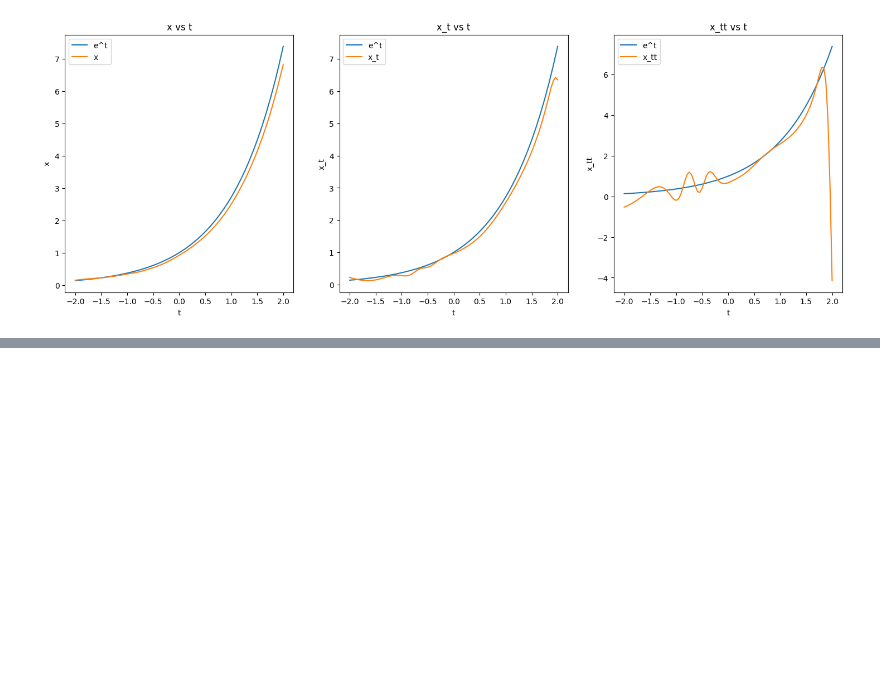
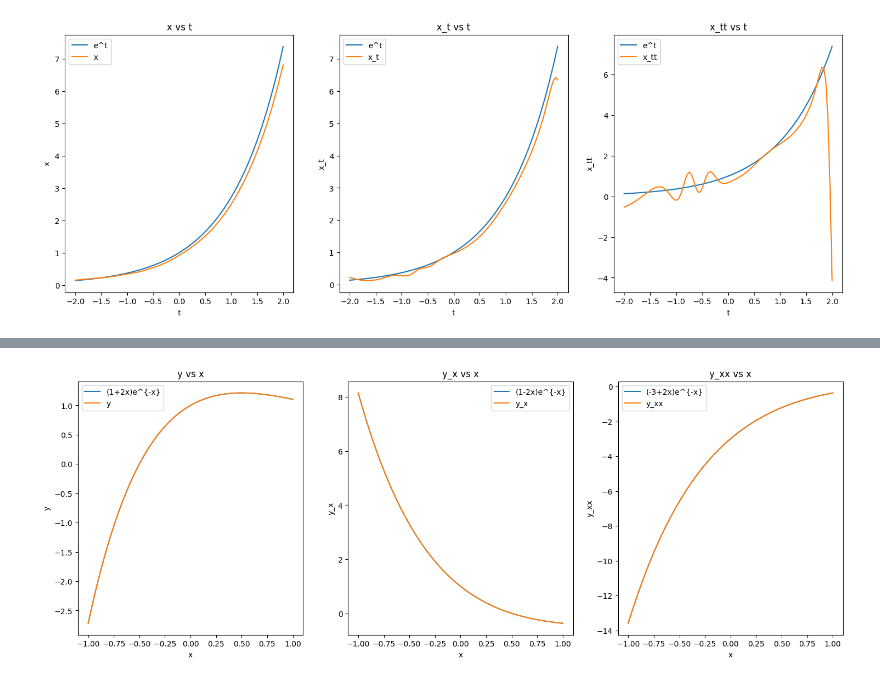
Before and after one commit to rotmanfinhub/deep-macrofin, a Jupyter notebook: examples/basic_examples/basic_odes.ipynb, the cells around one changed output, grey strips where cells are left out. Drawn from its saved outputs; the diff is of its cells as text; code cells hidden in the pictures; blank space fills up the shorter version.

```diff
--- a/examples/basic_examples/basic_odes.ipynb
+++ b/examples/basic_examples/basic_odes.ipynb
@@ -123,0 +119,28 @@ plt.show()
+# %%
+ode3 = PDEModel("second_order_linear", config={"num_epochs": 2000})
+ode3.set_state(["x"], {"x": [-1., 1.]})
+ode3.add_endog("y", config={
+    "device": "cuda" if torch.cuda.is_available() else "cpu",
+    "hidden_units": [50, 50, 50, 50],
+    "activation_type": ActivationType.SiLU,
+    "positive": False,
+    "derivative_order": 2,
+})
+ode3.add_endog_equation("y_xx+2*y_x+y=0", label="base_ode")
+ode3.add_endog_condition("y",
+                            "y(SV)", {"SV": torch.zeros((1, 1))},
+                            Comparator.EQ,
+                            "1", {},
+                            label="ic1")
+ode3.add_endog_condition("y",
+                            "y(SV)", {"SV": torch.ones((1, 1))},
+                            Comparator.EQ,
+                            "target", {"target": 3 * torch.exp(-torch.ones((1, 1)))},
+                            label="ic2")
+print(ode3)
+if not os.path.exists("./models/ode3.pt"):
+    ode3.train_model("./models", "ode3.pt", True)
+    ode3.eval_model(True)
+else:
+    ode3.load_model(torch.load("./models/ode3.pt"))
+    ode3.eval_model()
@@ -123,0 +165,13 @@ plt.show()
+# %%
+fig, ax = plt.subplots(1, 3, figsize=(18, 6))
+x = np.linspace(-1, 1)
+ax[0].plot(x, (1 + 2 * x) * np.exp(-x), label="(1+2x)e^{-x}")
+ax[1].plot(x, (1 - 2 * x) * np.exp(-x), label="(1-2x)e^{-x}")
+ax[2].plot(x, (-3 + 2 * x) * np.exp(-x), label="(-3+2x)e^{-x}")
+ode3.endog_vars["y"].plot("y", {"x": [-1, 1]}, ax=ax[0])
+ode3.endog_vars["y"].plot("y_x", {"x": [-1, 1]}, ax=ax[1])
+ode3.endog_vars["y"].plot("y_xx", {"x": [-1, 1]}, ax=ax[2])
+plt.subplots_adjust()
+plt.show()
+# %% [output]
+[figure, added]
```
Also changed, not shown: parts of 15 cells of this notebook, 2 other files.
